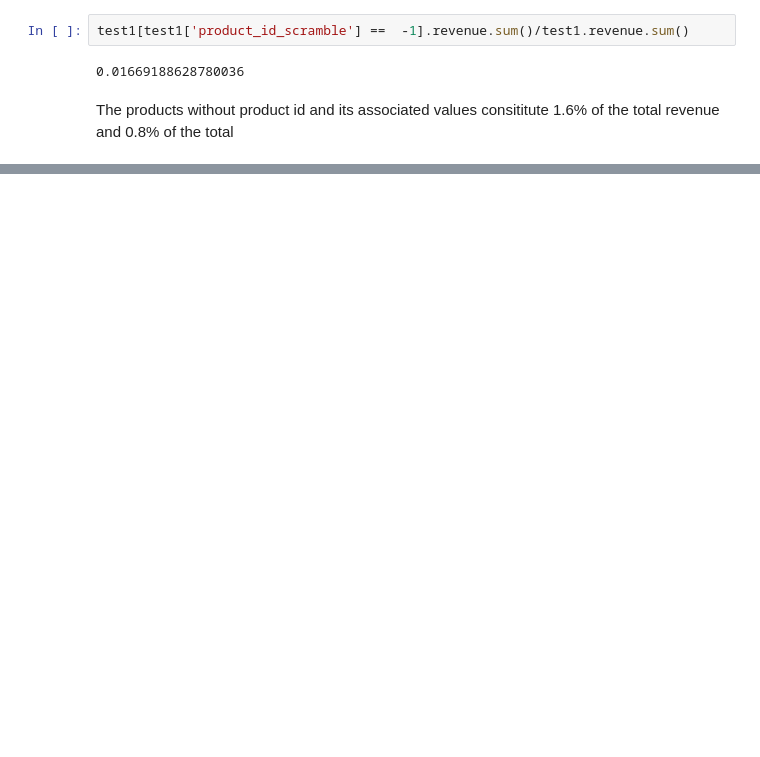
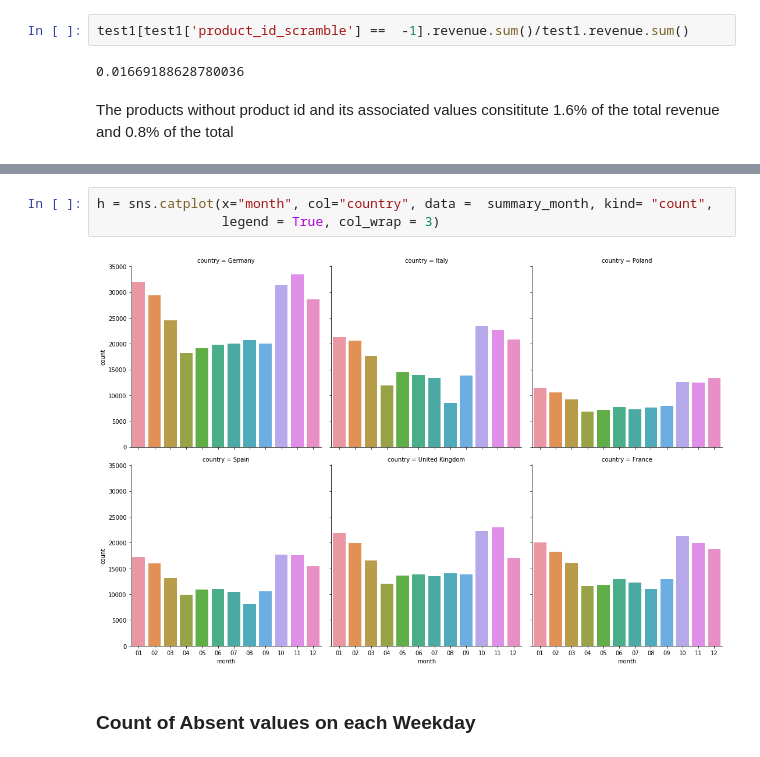
Before and after one commit to xiaobenbenecho/TimeSeriesPredict, a Jupyter notebook: ProjectData_Sell_Through/EDA.ipynb, the cells around one changed output, grey strips where cells are left out. Cells and saved outputs as stored; diff of their text form; blank space fills up the shorter version.

```diff
--- a/ProjectData_Sell_Through/EDA.ipynb
+++ b/ProjectData_Sell_Through/EDA.ipynb
@@ -213,0 +250,7 @@ The products without product id and its associated values consititute 1.6% of th
+# %%
+h = sns.catplot(x="month", col="country", data =  summary_month, kind= "count",
+                legend = True, col_wrap = 3)
+# %% [output]
+[figure, added]
+# %% [markdown]
+### Count of Absent values on each Weekday
```
Also changed, not shown: parts of 37 cells of this notebook, 12 other files.
